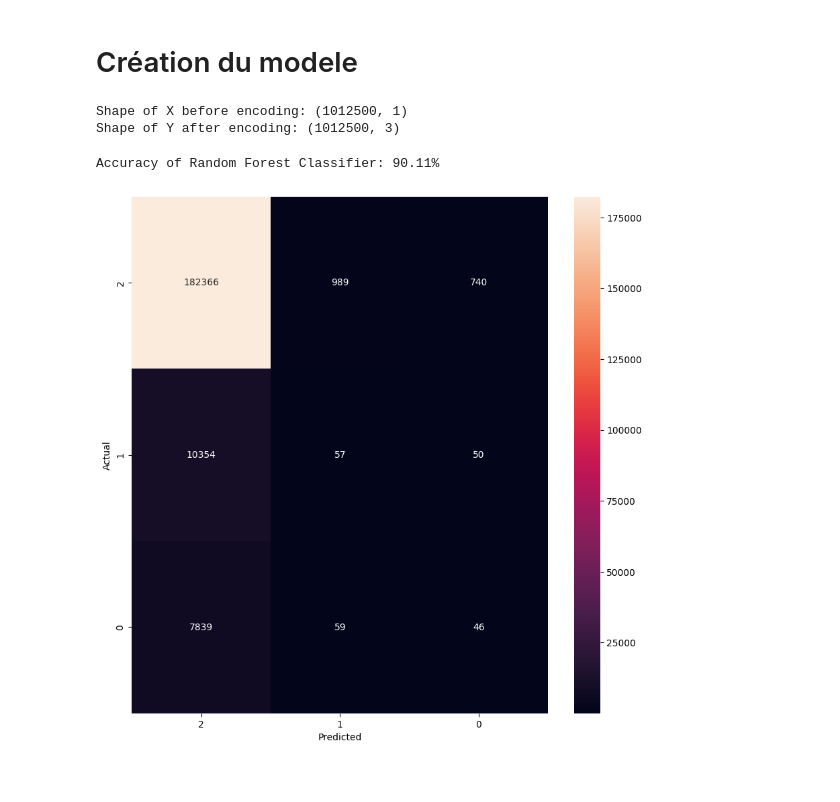
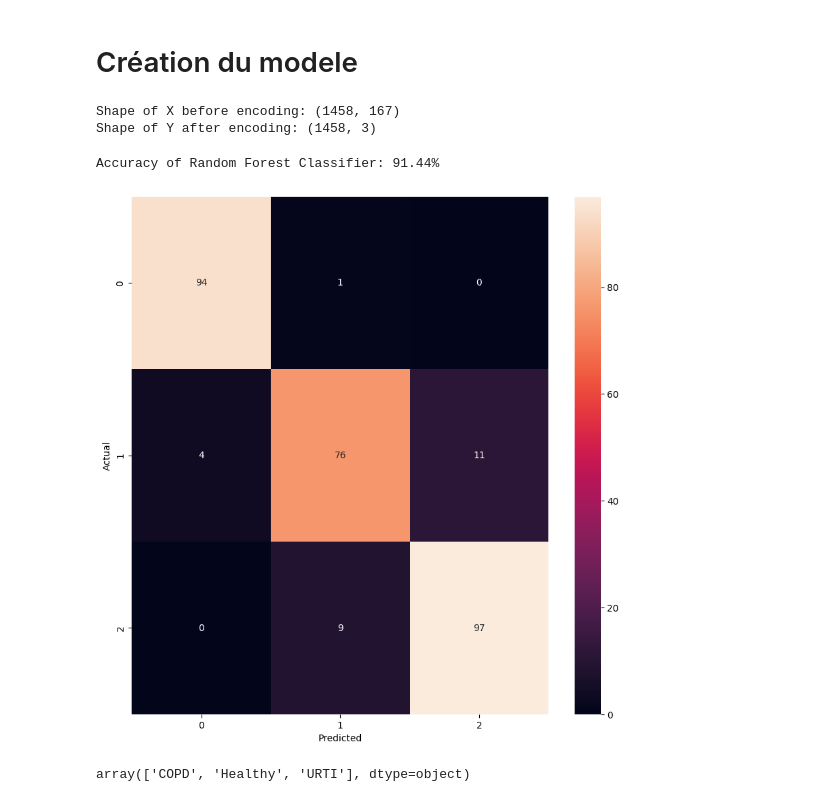
Before and after one commit to Hunkein/Exam-Son-Corentin-Kenny-Augustin-Theo, a Jupyter notebook: theo.ipynb, the cells around one changed output. Saved outputs shown, nothing was run; the diff lists cells and outputs as text; code cells hidden in the pictures.

Commit message:
Add function to preprocess audio data for analysis and Random forest classifier (92%)

```diff
--- a/theo.ipynb
+++ b/theo.ipynb
@@ -301,0 +325,8 @@ def get_features(path):
+# %%
+# affiche les aoocurence de chaque classe pour diagnosis
+df['Diagnosis'].value_counts()
+
+# downsample
+df = pd.concat([df[df['Diagnosis'] == 0].sample(243), df[df['Diagnosis'] == 1].sample(243), df[df['Diagnosis'] == 2].sample(243)])
+
+df['Diagnosis'].value_counts()
@@ -340,24 +375,39 @@ Features.head()
 # Création du modele
 # %%
 from sklearn.preprocessing import StandardScaler, OneHotEncoder
-from sklearn.metrics import confusion_matrix, classification_report
+from sklearn.metrics import confusion_matrix
 from sklearn.model_selection import train_test_split
 from sklearn.ensemble import RandomForestClassifier
 from sklearn.metrics import accuracy_score
 
 
-# load data
-Features = pd.read_csv('./data/features.csv')
+def load_data_for_training():
+    """
+    Loads and preprocesses data for training a machine learning model.
+    """
 
-Features = Features.dropna()
+    Features = pd.read_csv('./data/features.csv')
 
-X = Features.iloc[:, :-1]
-Y = Features['Diagnosis']
+    Features = Features.dropna()
 
-encoder = OneHotEncoder()
-Y = encoder.fit_transform(np.array(Y).reshape(-1,1)).toarray()
-print(f"Shape of X before encoding: {X.shape}")
-print(f"Shape of Y after encoding: {Y.shape}")
+    X = Features.iloc[:, :-1]
+    Y = Features['Diagnosis']
+
+    encoder = OneHotEncoder()
+    Y = encoder.fit_transform(np.array(Y).reshape(-1,1)).toarray()
+    print(f"Shape of X before encoding: {X.shape}")
+    print(f"Shape of Y after encoding: {Y.shape}")
+
+
+    x_train, x_test, y_train, y_test = train_test_split(X, Y, test_size=0.2, random_state=42)
+
+    scaler = StandardScaler()
+    x_train = scaler.fit_transform(x_train)
+    x_test = scaler.transform(x_test)
+
+    x_train =np.expand_dims(x_train, axis=2)
+    x_test= np.expand_dims(x_test, axis=2)
+    return x_train, x_test, y_train, y_test
 # %% [output]
-Shape of X before encoding: (1012500, 1)
-Shape of Y after encoding: (1012500, 3)
+Shape of X before encoding: (1458, 167)
+Shape of Y after encoding: (1458, 3)
@@ -373,26 +414,32 @@ x_test= np.expand_dims(x_test, axis=2)
 # %%
+x_train, x_test, y_train, y_test = load_data_for_training()
 
 # Reshape x_train and x_test to 2D arrays
 x_train_reshaped = x_train.reshape(x_train.shape[0], -1)
 x_test_reshaped = x_test.reshape(x_test.shape[0], -1)
 
 # Convert one-hot encoded labels back to single integer labels
 y_train_single = np.argmax(y_train, axis=1)
 y_test_single = np.argmax(y_test, axis=1)
 
 model = RandomForestClassifier(n_estimators=100, max_depth=50)
 model.fit(x_train_reshaped, y_train_single)
 y_pred = model.predict(x_test_reshaped)
 accuracy = accuracy_score(y_test_single, y_pred)
 print("Accuracy of Random Forest Classifier: {:.2f}%".format(accuracy*100))
 
 # affiche la matrice de confusion
 cm = confusion_matrix(y_test_single, y_pred)
 plt.figure(figsize=(10, 10))
 sns.heatmap(cm, annot=True, fmt='d', xticklabels=df['Diagnosis'].unique(), yticklabels=df['Diagnosis'].unique())
 plt.ylabel('Actual')
 plt.xlabel('Predicted')
 plt.show()
 # %% [output]
-Accuracy of Random Forest Classifier: 90.11%
+Accuracy of Random Forest Classifier: 91.44%
-[figure, old version]
+[figure, new version]
+# %%
+# Affiche label pour diagnosis
+labels_encoding['Diagnosis'].inverse_transform([0, 1, 2])
+# %% [output]
+array(['COPD', 'Healthy', 'URTI'], dtype=object)
```
Also changed, not shown: parts of 9 cells of this notebook.
